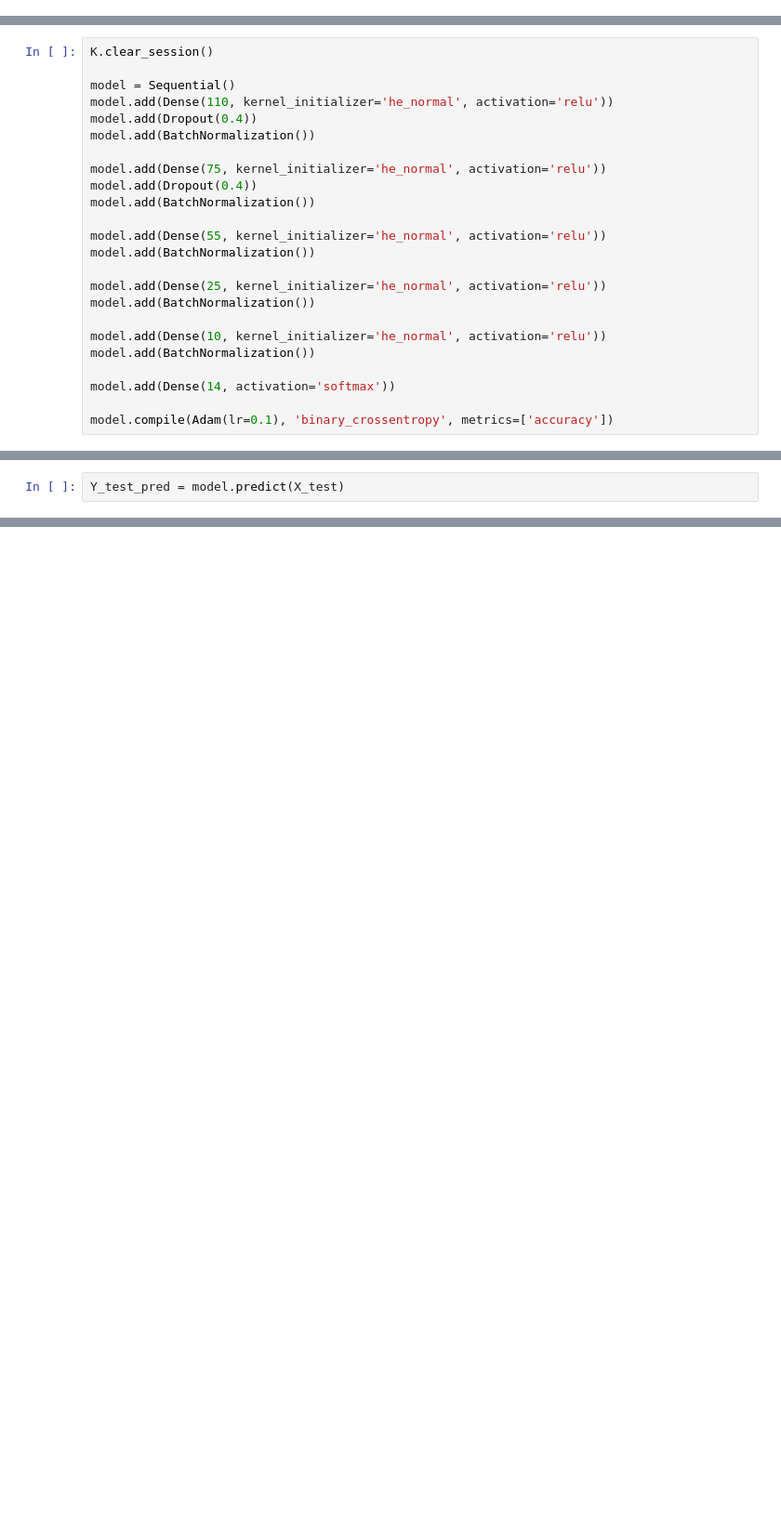
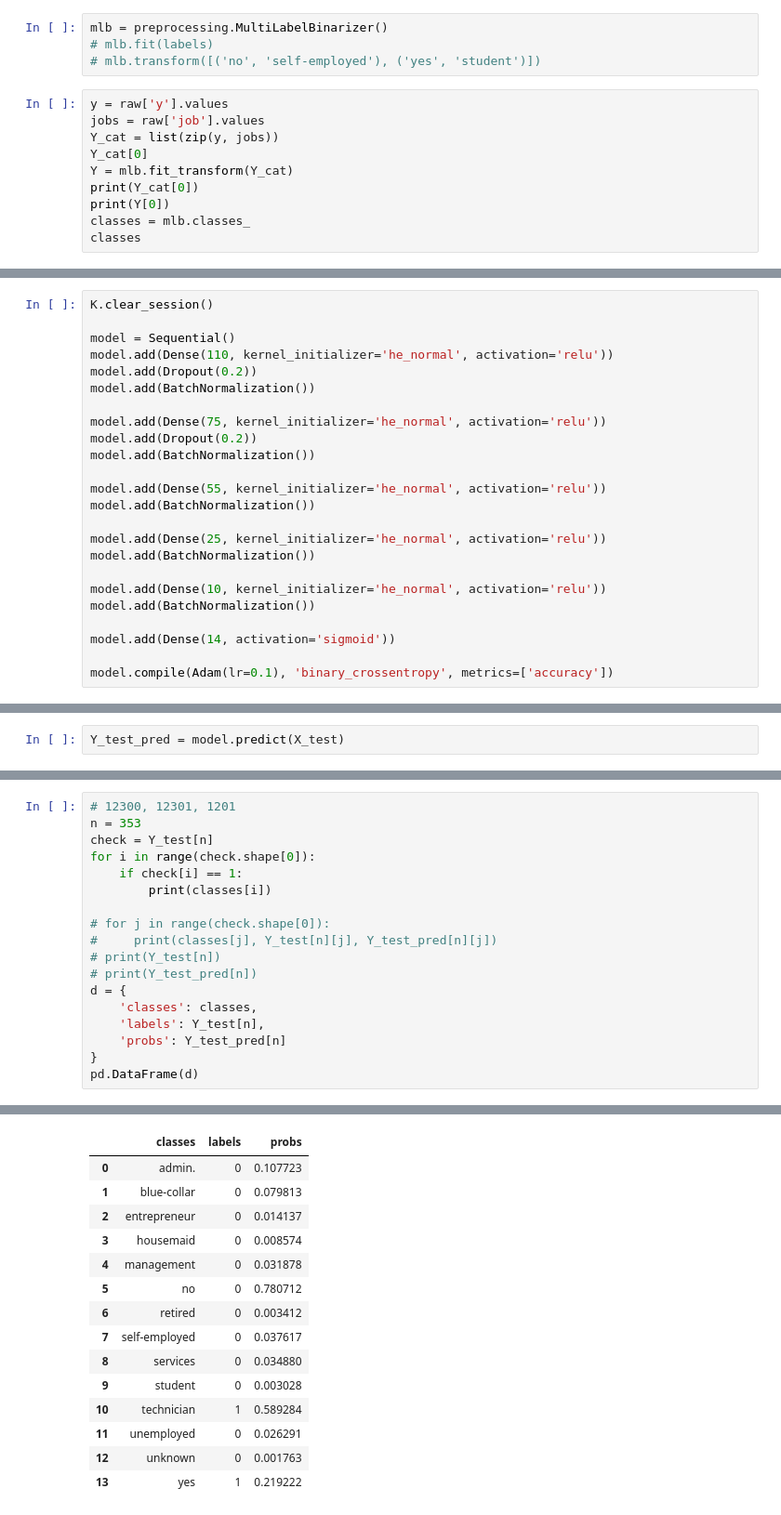
Before and after one commit to psd314/zero_to_deep_learning, a Jupyter notebook: multiclass_AND_classifier.ipynb, the cells around one changed output, grey strips where cells are left out. Shown at 93% size. Drawn from its saved outputs; the diff is of its cells as text; blank space fills up the shorter version.

Commit message:
multiclass, multilabel prototype working

```diff
--- a/multiclass_AND_classifier.ipynb
+++ b/multiclass_AND_classifier.ipynb
@@ -201,0 +230,14 @@ results = model.evaluate(X_test, y_test)
+# %%
+mlb = preprocessing.MultiLabelBinarizer()
+# mlb.fit(labels)
+# mlb.transform([('no', 'self-employed'), ('yes', 'student')])
+# %%
+y = raw['y'].values
+jobs = raw['job'].values
+Y_cat = list(zip(y, jobs))
+Y_cat[0]
+Y = mlb.fit_transform(Y_cat)
+print(Y_cat[0])
+print(Y[0])
+classes = mlb.classes_
+classes
@@ -206,11 +254,11 @@ K.clear_session()
 
 model = Sequential()
 model.add(Dense(110, kernel_initializer='he_normal', activation='relu'))
-model.add(Dropout(0.4))
+model.add(Dropout(0.2))
 model.add(BatchNormalization())
 
 model.add(Dense(75, kernel_initializer='he_normal', activation='relu'))
-model.add(Dropout(0.4))
+model.add(Dropout(0.2))
 model.add(BatchNormalization())
 
 model.add(Dense(55, kernel_initializer='he_normal', activation='relu'))
@@ -222,7 +270,7 @@ model.add(BatchNormalization())
 model.add(Dense(10, kernel_initializer='he_normal', activation='relu'))
 model.add(BatchNormalization())
 
-model.add(Dense(14, activation='softmax'))
+model.add(Dense(14, activation='sigmoid'))
 
 model.compile(Adam(lr=0.1), 'binary_crossentropy', metrics=['accuracy'])
 # %%
@@ -265,0 +313,19 @@ array([0., 1., 1., 0., 0., 0., 0., 0., 0., 0., 0., 0., 0., 0.])
+# %%
+# 12300, 12301, 1201
+n = 353
+check = Y_test[n]
+for i in range(check.shape[0]):
+    if check[i] == 1:
+        print(classes[i])
+
+# for j in range(check.shape[0]):
+#     print(classes[j], Y_test[n][j], Y_test_pred[n][j])
+# print(Y_test[n])
+# print(Y_test_pred[n])
+d = {
+    'classes': classes,
+    'labels': Y_test[n],
+    'probs': Y_test_pred[n]
+}
+pd.DataFrame(d)
+# %% [output]
@@ -265,0 +334,15 @@ array([0., 1., 1., 0., 0., 0., 0., 0., 0., 0., 0., 0., 0., 0.])
+|  | classes | labels | probs |
+| 0 | admin. | 0 | 0.107723 |
+| 1 | blue-collar | 0 | 0.079813 |
+| 2 | entrepreneur | 0 | 0.014137 |
+| 3 | housemaid | 0 | 0.008574 |
+| 4 | management | 0 | 0.031878 |
+| 5 | no | 0 | 0.780712 |
+| 6 | retired | 0 | 0.003412 |
+| 7 | self-employed | 0 | 0.037617 |
+| 8 | services | 0 | 0.034880 |
+| 9 | student | 0 | 0.003028 |
+| 10 | technician | 1 | 0.589284 |
+| 11 | unemployed | 0 | 0.026291 |
+| 12 | unknown | 0 | 0.001763 |
+| 13 | yes | 1 | 0.219222 |
```
Also changed, not shown: parts of 15 cells of this notebook.
